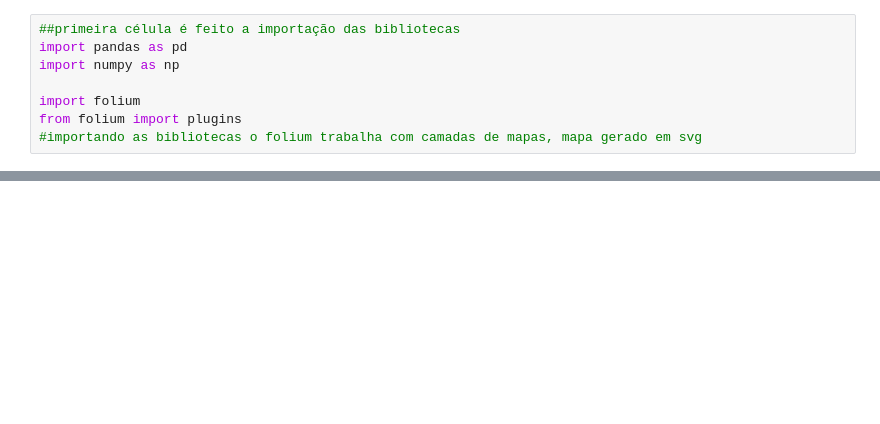
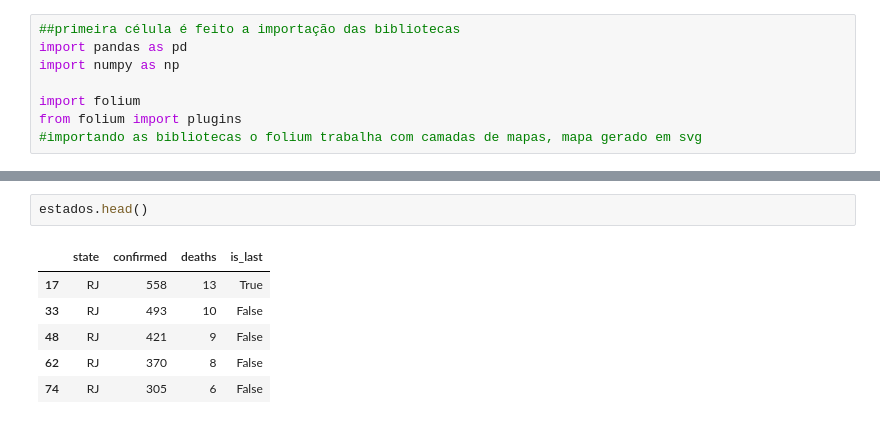
Before and after one commit to Ticapril/MapaCovid19, a Jupyter notebook: Arquivos_Phython/Mapa_Covid_RJ.ipynb, the cells around one changed output, grey strips where cells are left out. Drawn from its saved outputs; the diff is of its cells as text; blank space fills up the shorter version.

```diff
--- a/Arquivos_Phython/Mapa_Covid_RJ.ipynb
+++ b/Arquivos_Phython/Mapa_Covid_RJ.ipynb
@@ -24,0 +41,9 @@ FileNotFoundError: [Errno 2] File Arquivos_Phython../covid-19/brasil-io-covid-19
+# %%
+estados.head()
+# %% [output]
+|  | state | confirmed | deaths | is_last |
+| 17 | RJ | 558 | 13 | True |
+| 33 | RJ | 493 | 10 | False |
+| 48 | RJ | 421 | 9 | False |
+| 62 | RJ | 370 | 8 | False |
+| 74 | RJ | 305 | 6 | False |
```
Also changed, not shown: parts of 13 cells of this notebook, 12 other files.
